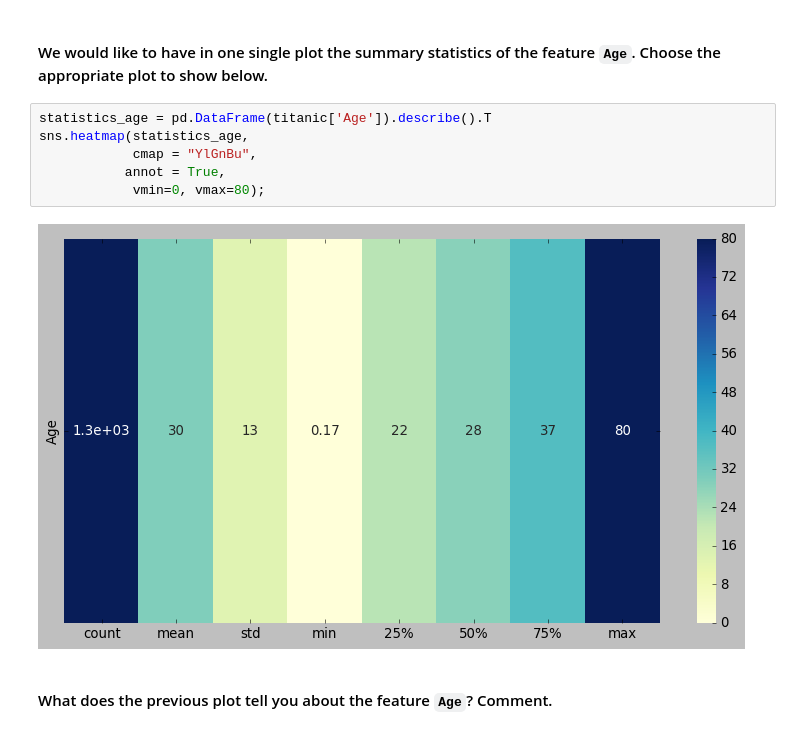
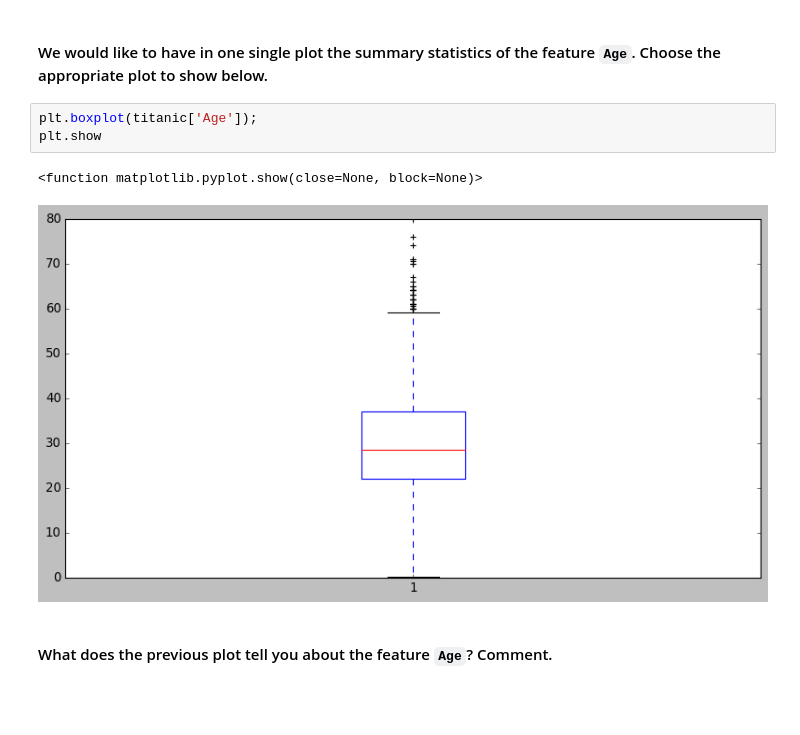
Before and after one commit to Ironhack-Part-Time-Enero2022/lab-visualization-extra, a Jupyter notebook: challenge-2.ipynb, the cells around one changed output. Drawn from its saved outputs; the diff is of its cells as text; blank space fills up the shorter version.

Commit message:
Age statics en boxplot

```diff
--- a/challenge-2.ipynb
+++ b/challenge-2.ipynb
@@ -157,14 +157,12 @@ tabla_activity = plt.pie(clases,
 [figure]
 # %% [markdown]
 #### We would like to have in one single plot the summary statistics of the feature `Age`. Choose the appropriate plot to show below.
-# %%
-statistics_age = pd.DataFrame(titanic['Age']).describe().T
-sns.heatmap(statistics_age,
-            cmap = "YlGnBu",
-           annot = True,
-            vmin=0, vmax=80);
-# %% [output]
-[figure, removed]
+# %%
+plt.boxplot(titanic['Age']);
+plt.show
+# %% [output]
+<function matplotlib.pyplot.show(close=None, block=None)>
+[figure, added]
 # %% [markdown]
 #### What does the previous plot tell you about the feature `Age`? Comment.
 # %%
```
